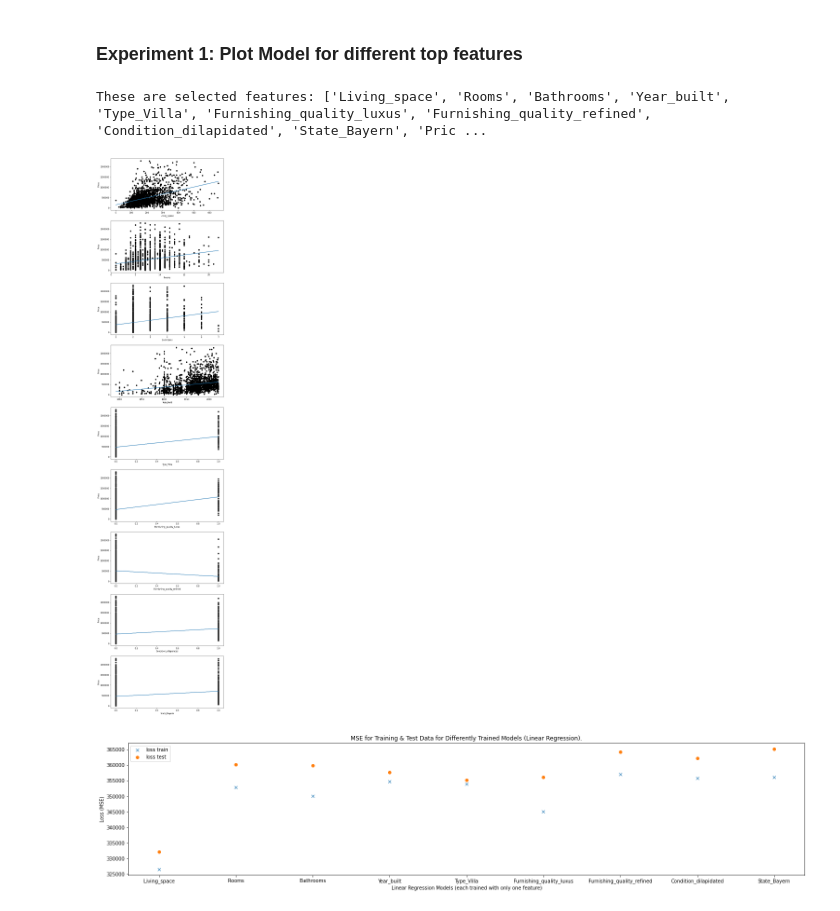
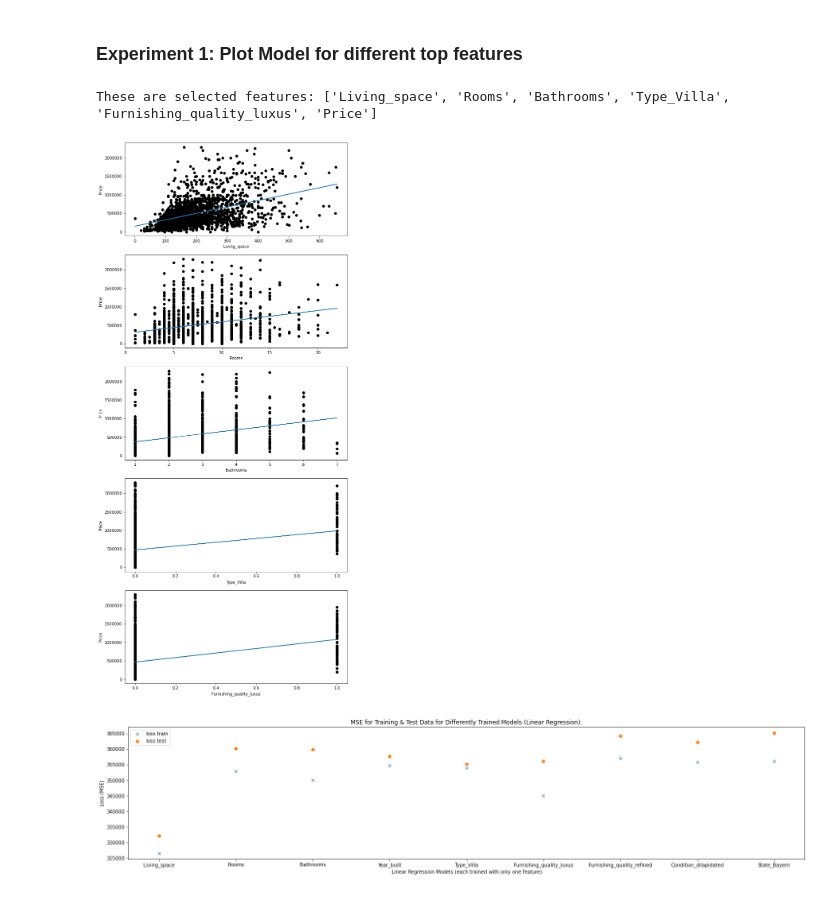
Before and after one commit to heuer-ja/CENG542-Knowledge-Discovery, a Jupyter notebook: germany_house_prices.ipynb, the cells around one changed output. Cells and saved outputs as stored; diff of their text form; code cells hidden in the pictures.

```diff
--- a/germany_house_prices.ipynb
+++ b/germany_house_prices.ipynb
@@ -325,7 +325,7 @@ def calc_loss(model, X, y):
 ### Experiment 1: Plot Model for different top features
 # %%
 # calc list of top features
-list_top_features = get_top_features(df=df_source, min_corr_factor=0.3)
+list_top_features = get_top_features(df=df_source, min_corr_factor=0.25)
 list_top_features.remove(col_y)
 
 
@@ -333,38 +333,38 @@ list_loss_train = []
 list_loss_test = []
 
 fig, axs = plt.subplots(nrows=len(list_top_features))
-fig.set_figheight(50)
+fig.set_figheight(len(list_top_features)*5)
 fig.set_figwidth(10)
 
 
 for i, feature in enumerate(list_top_features):
     # create dataframe only with one feature
     df_model = df_source.drop(columns=df_source.columns.difference([feature, col_y]))
 
     # split dataframe into train & test
     X_train, X_test, y_train, y_test = split_df_into_train_test(df=df_model)
 
     # train linear regression model
     model_linear = LinearRegression().fit(X_train, y_train)
 
     # calc loss (MSE) for train & test
     loss_train = calc_loss(model_linear, X_train, y_train)
     loss_test  = calc_loss(model_linear, X_test, y_test)
 
     list_loss_train.append(loss_train)
     list_loss_test.append(loss_test)
 
     # plot
     y_pred = model_linear.predict(X_test)
     axs[i].ticklabel_format(useOffset=False)
     axs[i].scatter(X_test, y_test, color="black")
     axs[i].plot(X_test, y_pred)
     axs[i].ticklabel_format(style='plain')
     axs[i].set_xlabel(f'{feature}')
     axs[i].set_ylabel(f'{col_y}')
 # %% [output]
-These are selected features: ['Living_space', 'Rooms', 'Bathrooms', 'Year_built', 'Type_Villa', 'Furnishing_quality_luxus', 'Furnishing_quality_refined', 'Condition_dilapidated', 'State_Bayern', 'Pric ...
+These are selected features: ['Living_space', 'Rooms', 'Bathrooms', 'Type_Villa', 'Furnishing_quality_luxus', 'Price']
-[figure, old version]
+[figure, new version]
 # %%
 
 fig, ax = plt.subplots()
```
Also changed, not shown: parts of 3 cells of this notebook.
